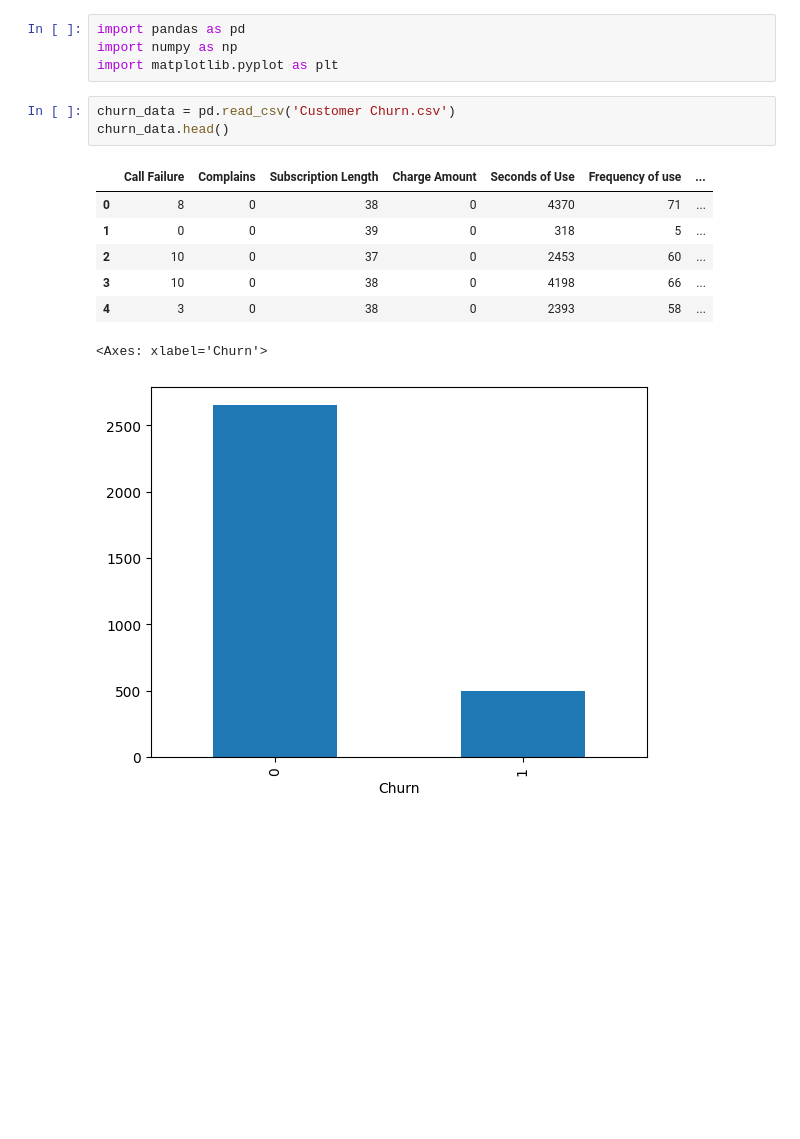
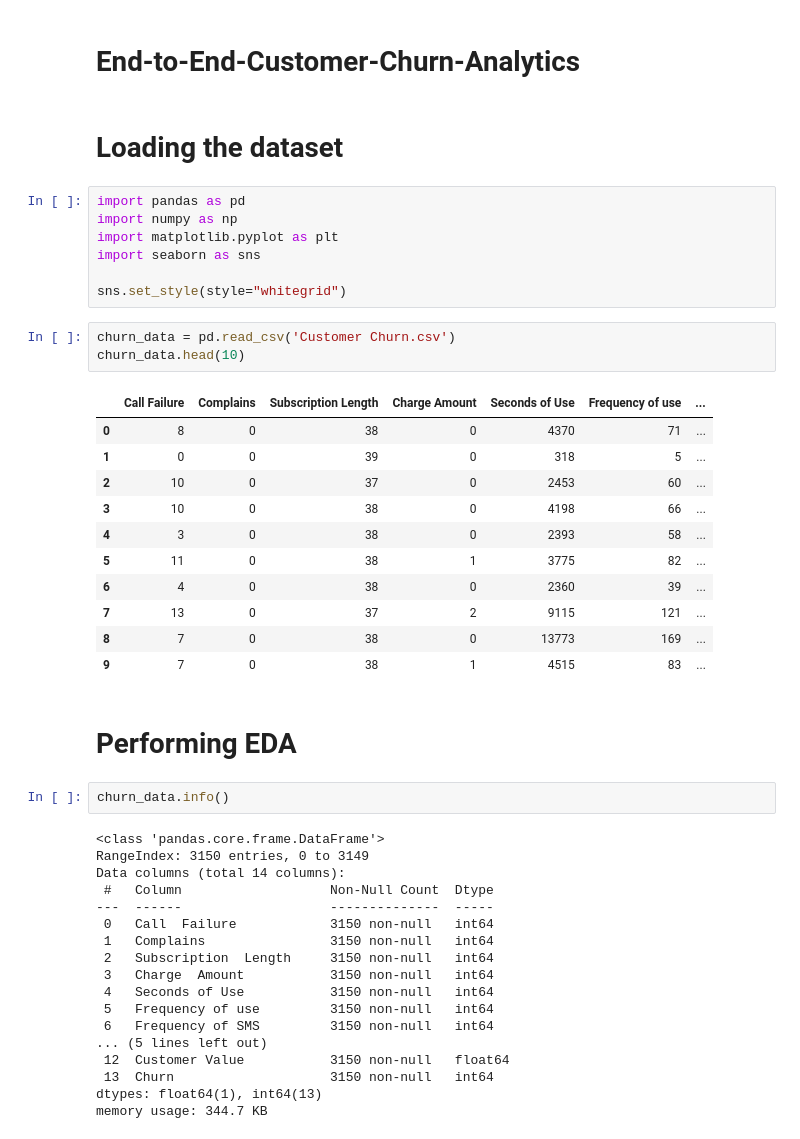
Before and after one commit to ymaher-ds/End-to-End-Customer-Churn-Analytics-Platform, a Jupyter notebook: 01.ipynb, the cells around one changed output. Drawn from its saved outputs; the diff is of its cells as text; blank space fills up the shorter version.

```diff
--- a/01.ipynb
+++ b/01.ipynb
@@ -1,18 +1,48 @@
+# %% [markdown]
+# End-to-End-Customer-Churn-Analytics
+# %% [markdown]
+# Loading the dataset
 # %%
 import pandas as pd
 import numpy as np
 import matplotlib.pyplot as plt
+import seaborn as sns
+
+sns.set_style(style="whitegrid")
 # %%
 churn_data = pd.read_csv('Customer Churn.csv')
-churn_data.head()
+churn_data.head(10)
 # %% [output]
 |  | Call Failure | Complains | Subscription Length | Charge Amount | Seconds of Use | Frequency of use | ... |
 | 0 | 8 | 0 | 38 | 0 | 4370 | 71 | ... |
 | 1 | 0 | 0 | 39 | 0 | 318 | 5 | ... |
 | 2 | 10 | 0 | 37 | 0 | 2453 | 60 | ... |
 | 3 | 10 | 0 | 38 | 0 | 4198 | 66 | ... |
 | 4 | 3 | 0 | 38 | 0 | 2393 | 58 | ... |
+| 5 | 11 | 0 | 38 | 1 | 3775 | 82 | ... |
+| 6 | 4 | 0 | 38 | 0 | 2360 | 39 | ... |
+| 7 | 13 | 0 | 37 | 2 | 9115 | 121 | ... |
+| 8 | 7 | 0 | 38 | 0 | 13773 | 169 | ... |
+| 9 | 7 | 0 | 38 | 1 | 4515 | 83 | ... |
+# %% [markdown]
+# Performing EDA
 # %%
+churn_data.info()
 # %% [output]
-<Axes: xlabel='Churn'>
+<class 'pandas.core.frame.DataFrame'>
+RangeIndex: 3150 entries, 0 to 3149
+Data columns (total 14 columns):
+ #   Column                   Non-Null Count  Dtype
+---  ------                   --------------  -----
+ 0   Call  Failure            3150 non-null   int64
+ 1   Complains                3150 non-null   int64
+ 2   Subscription  Length     3150 non-null   int64
+ 3   Charge  Amount           3150 non-null   int64
+ 4   Seconds of Use           3150 non-null   int64
+ 5   Frequency of use         3150 non-null   int64
+ 6   Frequency of SMS         3150 non-null   int64
+... (5 lines left out)
+ 12  Customer Value           3150 non-null   float64
+ 13  Churn                    3150 non-null   int64
+dtypes: float64(1), int64(13)
+memory usage: 344.7 KB
-[figure, removed]
```
Also changed, not shown: parts of 11 cells of this notebook.
